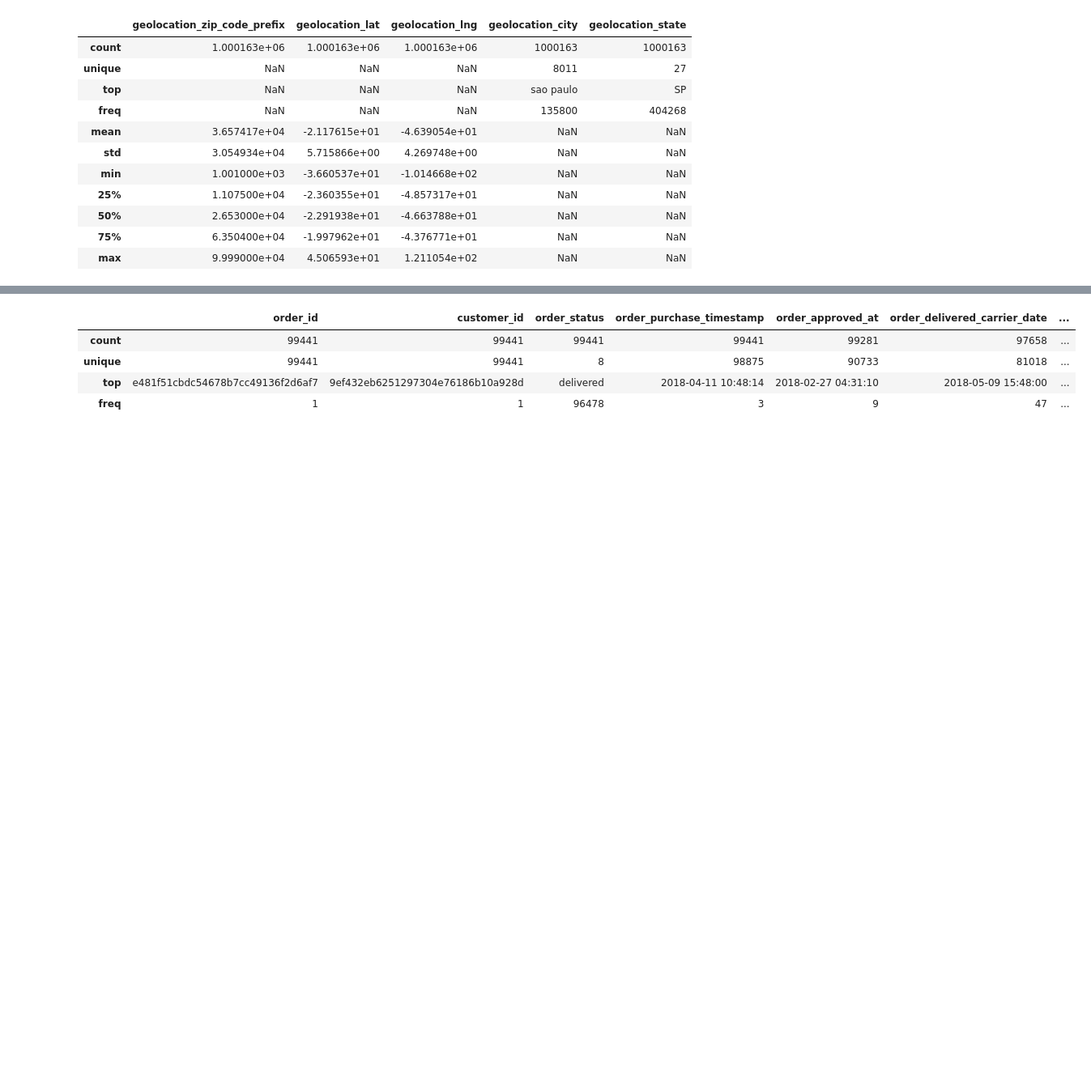
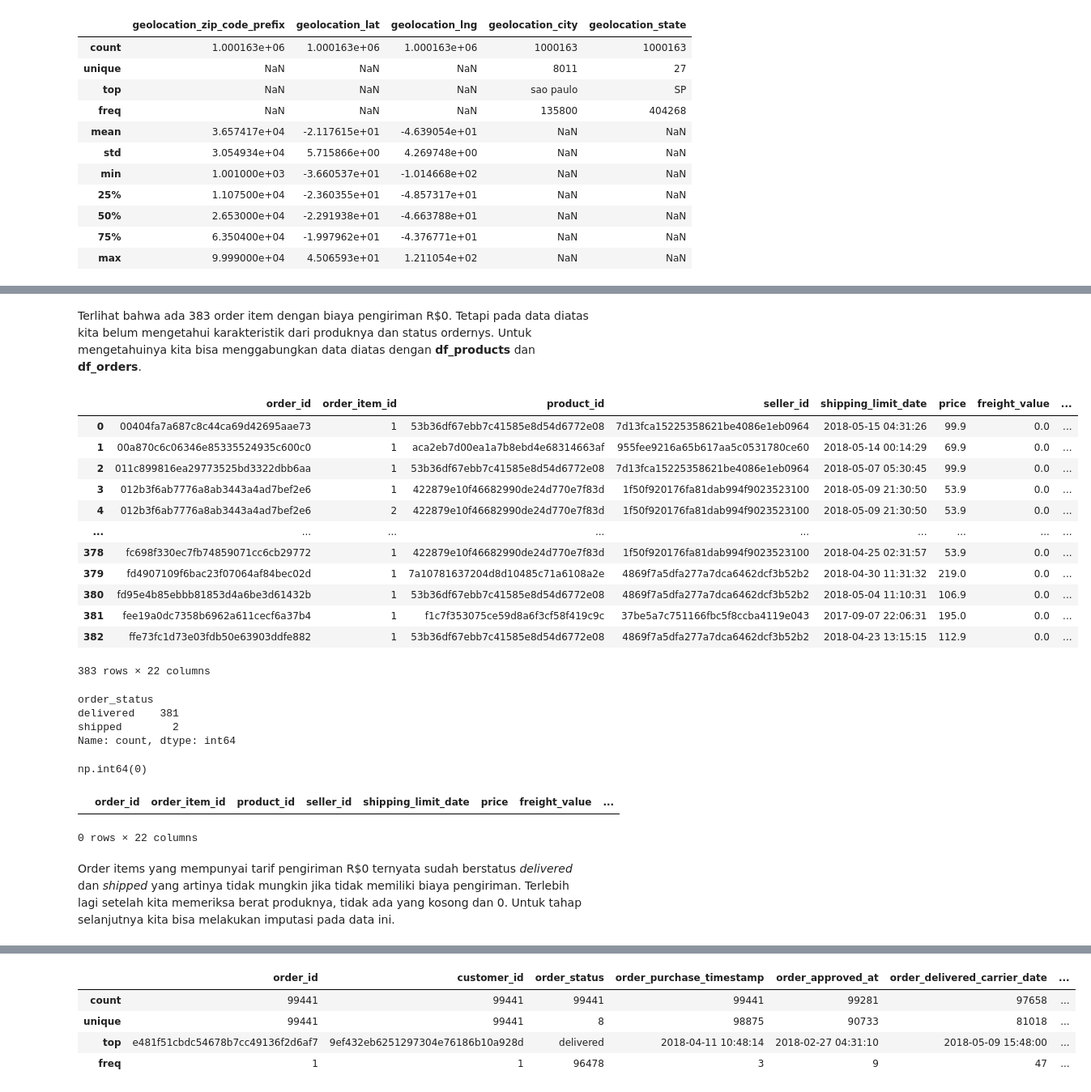
Before and after one commit to okawidhyartha/dicoding-analisis-python, a Jupyter notebook: Proyek_Analisis_Data.ipynb, the cells around one changed output, grey strips where cells are left out. Shown at 81% size. Drawn from its saved outputs; the diff is of its cells as text; code cells hidden in the pictures; blank space fills up the shorter version.

```diff
--- a/Proyek_Analisis_Data.ipynb
+++ b/Proyek_Analisis_Data.ipynb
@@ -299,0 +532,3 @@ df_order_items.describe(include='all')
+# %%
+df_order_items_zero_weight = df_order_items[df_order_items["freight_value"] == 0]
+df_order_items_zero_weight
@@ -299,0 +549,38 @@ df_order_items.describe(include='all')
+# %% [markdown]
+Terlihat bahwa ada 383 order item dengan biaya pengiriman R$0. Tetapi pada data diatas kita belum mengetahui karakteristik dari produknya dan status ordernys. Untuk mengetahuinya kita bisa menggabungkan data diatas dengan **df_products** dan **df_orders**.
+# %%
+df_order_items_zero_weight = pd.merge(df_order_items_zero_weight, df_products, on="product_id")
+df_order_items_zero_weight = pd.merge(df_order_items_zero_weight, df_orders, on="order_id")
+df_order_items_zero_weight
+# %% [output]
+|  | order_id | order_item_id | product_id | seller_id | shipping_limit_date | price | freight_value | ... |
+| 0 | 00404fa7a687c8c44ca69d42695aae73 | 1 | 53b36df67ebb7c41585e8d54d6772e08 | 7d13fca15225358621be4086e1eb0964 | 2018-05-15 04:31:26 | 99.9 | 0.0 | ... |
+| 1 | 00a870c6c06346e85335524935c600c0 | 1 | aca2eb7d00ea1a7b8ebd4e68314663af | 955fee9216a65b617aa5c0531780ce60 | 2018-05-14 00:14:29 | 69.9 | 0.0 | ... |
+| 2 | 011c899816ea29773525bd3322dbb6aa | 1 | 53b36df67ebb7c41585e8d54d6772e08 | 7d13fca15225358621be4086e1eb0964 | 2018-05-07 05:30:45 | 99.9 | 0.0 | ... |
+| 3 | 012b3f6ab7776a8ab3443a4ad7bef2e6 | 1 | 422879e10f46682990de24d770e7f83d | 1f50f920176fa81dab994f9023523100 | 2018-05-09 21:30:50 | 53.9 | 0.0 | ... |
+| 4 | 012b3f6ab7776a8ab3443a4ad7bef2e6 | 2 | 422879e10f46682990de24d770e7f83d | 1f50f920176fa81dab994f9023523100 | 2018-05-09 21:30:50 | 53.9 | 0.0 | ... |
+| ... | ... | ... | ... | ... | ... | ... | ... | ... |
+| 378 | fc698f330ec7fb74859071cc6cb29772 | 1 | 422879e10f46682990de24d770e7f83d | 1f50f920176fa81dab994f9023523100 | 2018-04-25 02:31:57 | 53.9 | 0.0 | ... |
+| 379 | fd4907109f6bac23f07064af84bec02d | 1 | 7a10781637204d8d10485c71a6108a2e | 4869f7a5dfa277a7dca6462dcf3b52b2 | 2018-04-30 11:31:32 | 219.0 | 0.0 | ... |
+| 380 | fd95e4b85ebbb81853d4a6be3d61432b | 1 | 53b36df67ebb7c41585e8d54d6772e08 | 4869f7a5dfa277a7dca6462dcf3b52b2 | 2018-05-04 11:10:31 | 106.9 | 0.0 | ... |
+| 381 | fee19a0dc7358b6962a611cecf6a37b4 | 1 | f1c7f353075ce59d8a6f3cf58f419c9c | 37be5a7c751166fbc5f8ccba4119e043 | 2017-09-07 22:06:31 | 195.0 | 0.0 | ... |
+| 382 | ffe73fc1d73e03fdb50e63903ddfe882 | 1 | 53b36df67ebb7c41585e8d54d6772e08 | 4869f7a5dfa277a7dca6462dcf3b52b2 | 2018-04-23 13:15:15 | 112.9 | 0.0 | ... |
+383 rows × 22 columns
+# %%
+df_order_items_zero_weight["order_status"].value_counts()
+# %% [output]
+order_status
+delivered    381
+shipped        2
+Name: count, dtype: int64
+# %%
+df_order_items_zero_weight["product_weight_g"].isnull().sum()
+# %% [output]
+np.int64(0)
+# %%
+df_order_items_zero_weight[df_order_items_zero_weight["product_weight_g"] == 0]
+# %% [output]
+|  | order_id | order_item_id | product_id | seller_id | shipping_limit_date | price | freight_value | ... |
+0 rows × 22 columns
+# %% [markdown]
+Order items yang mempunyai tarif pengiriman R$0 ternyata sudah berstatus *delivered* dan *shipped* yang artinya tidak mungkin jika tidak memiliki biaya pengiriman. Terlebih lagi setelah kita memeriksa berat produknya, tidak ada yang kosong dan 0. Untuk tahap selanjutnya kita bisa melakukan imputasi pada data ini.
```
Also changed, not shown: parts of 113 cells of this notebook.
